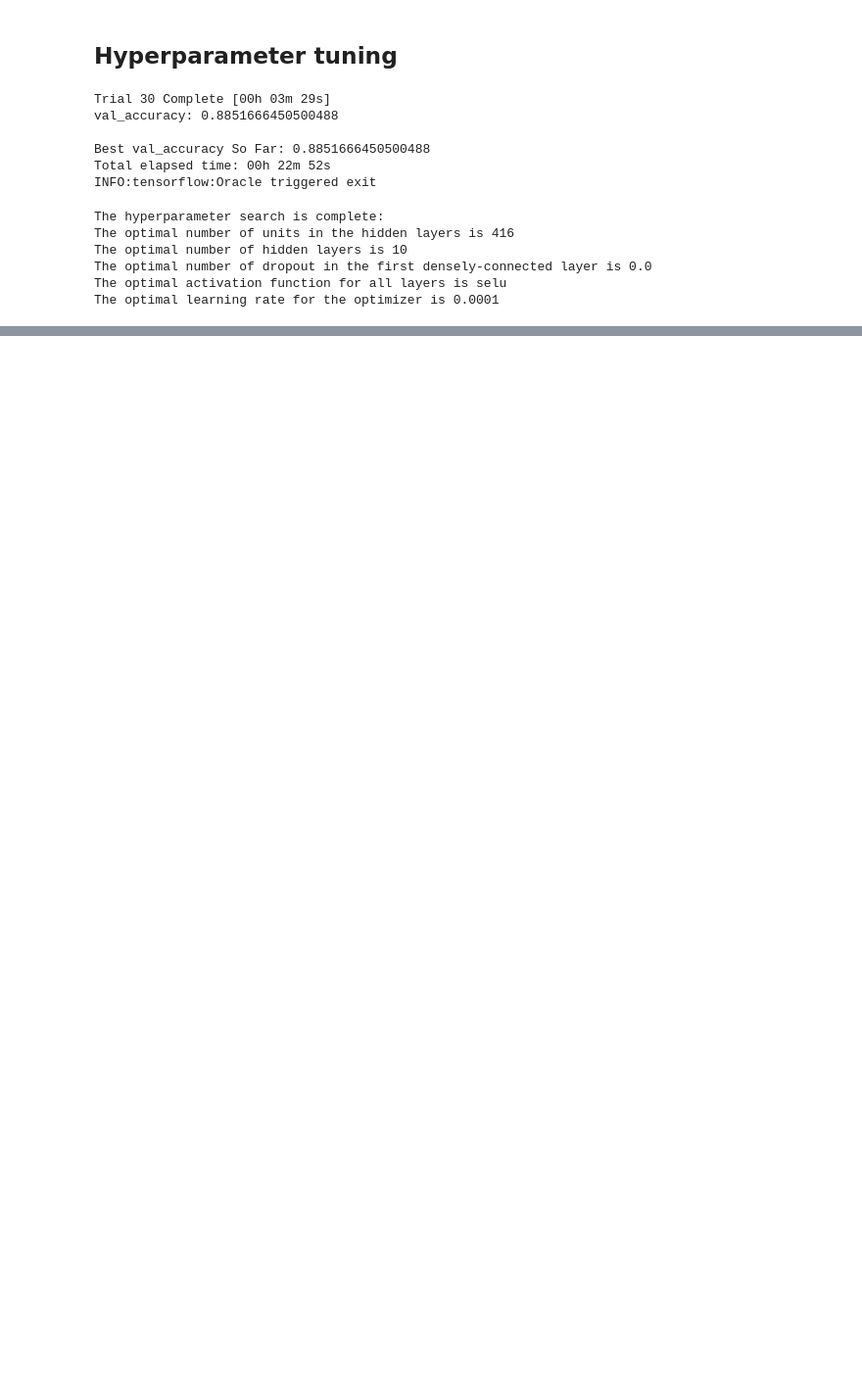
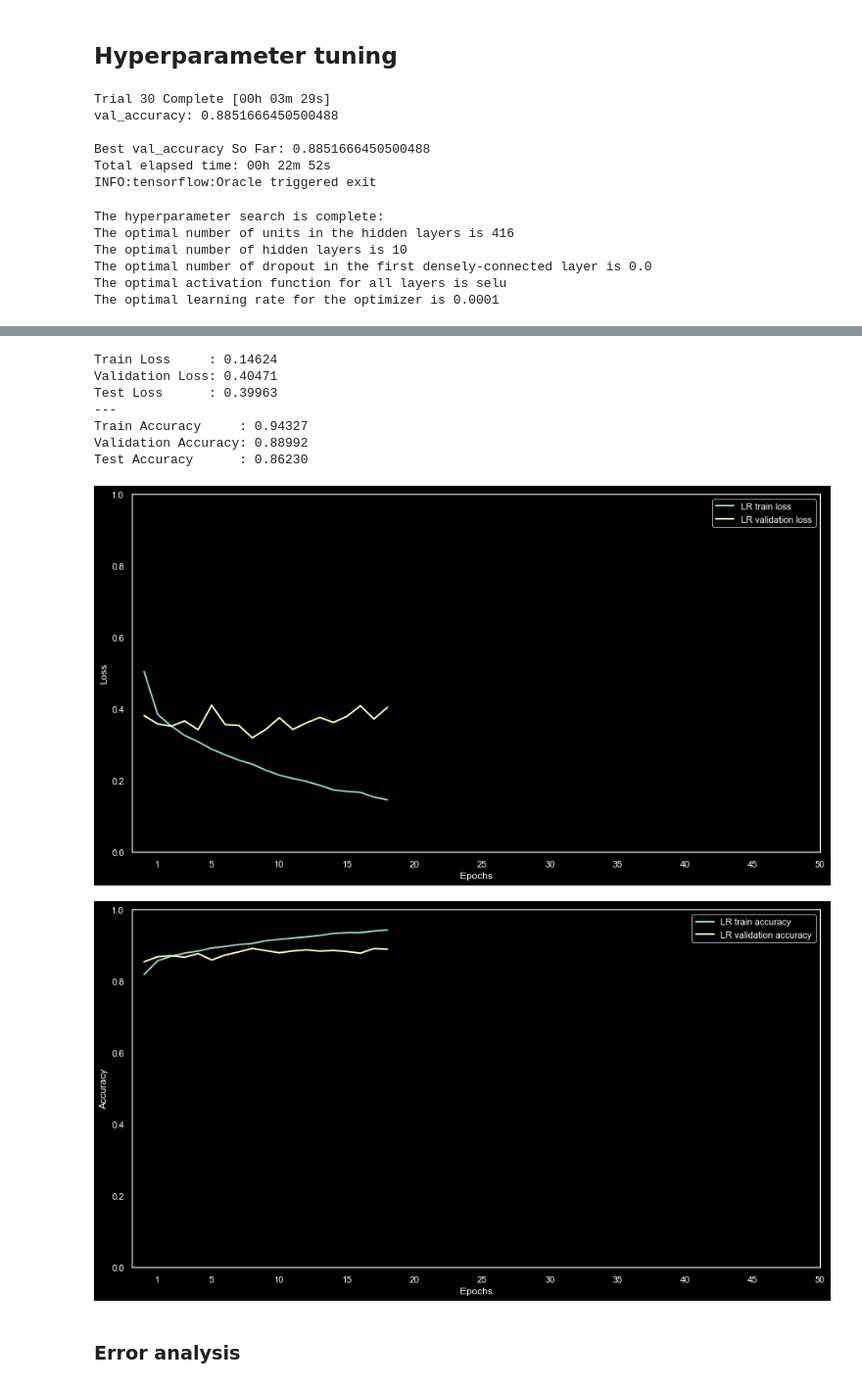
Before and after one commit to d-tchmnt/Deep-Learning, a Jupyter notebook: MLP.ipynb, the cells around one changed output, grey strips where cells are left out. Shown at 98% size. Cells and saved outputs as stored; diff of their text form; code cells hidden in the pictures; blank space fills up the shorter version.

```diff
--- a/MLP.ipynb
+++ b/MLP.ipynb
@@ -479,7 +479,7 @@ tuner = kt.Hyperband(tune_mlp_model,
                      objective='val_accuracy',
                      max_epochs=10,
                      factor=3,
-                     directory=os.path.normpath('C:/Users/XY462LW/Desktop'))
+                     directory='mlp_dir')
 
 early_stop = EarlyStopping(monitor="val_loss",
                            mode="min",
@@ -589,0 +549,26 @@ plot_confusion_matrix(df_cm_mlp,'MLP')
+# %%
+epochs = 50
+
+print("Train Loss     : {0:.5f}".format(history.history['loss'][-1]))
+print("Validation Loss: {0:.5f}".format(history.history['val_loss'][-1]))
+print("Test Loss      : {0:.5f}".format(eval_result[0]))
+print("---")
+print("Train Accuracy     : {0:.5f}".format(history.history['accuracy'][-1]))
+print("Validation Accuracy: {0:.5f}".format(history.history['val_accuracy'][-1]))
+print("Test Accuracy      : {0:.5f}".format(eval_result[1]))
+
+# Plot train and validation error per epoch.
+plot_history(hs={'LR': history}, epochs=epochs, metric='loss')
+plot_history(hs={'LR': history}, epochs=epochs, metric='accuracy')
+# %% [output]
+Train Loss     : 0.14624
+Validation Loss: 0.40471
+Test Loss      : 0.39963
+---
+Train Accuracy     : 0.94327
+Validation Accuracy: 0.88992
+Test Accuracy      : 0.86230
+[figure, added]
+[figure, added]
+# %% [markdown]
+### Error analysis
```
Also changed, not shown: parts of 24 cells of this notebook.
